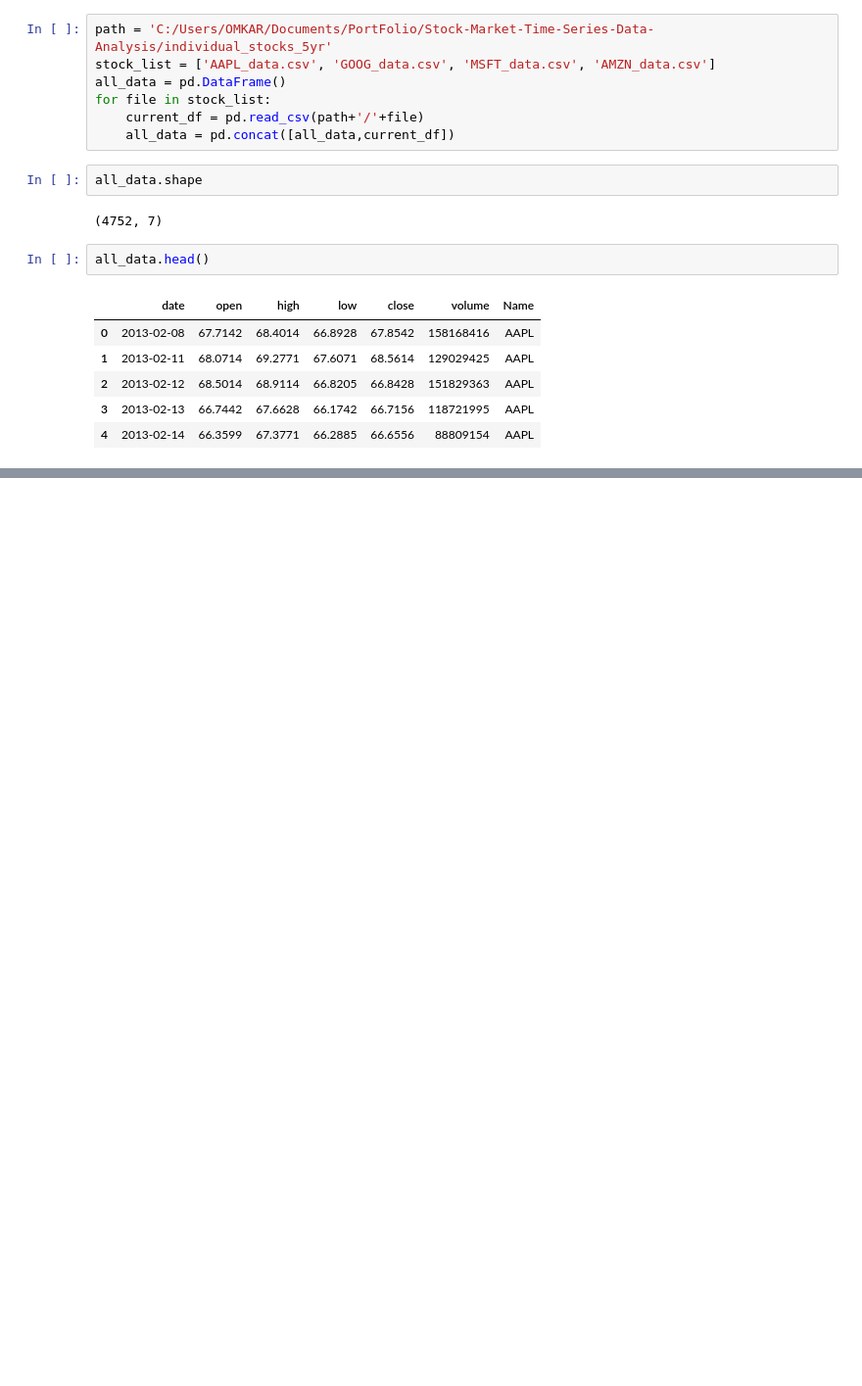
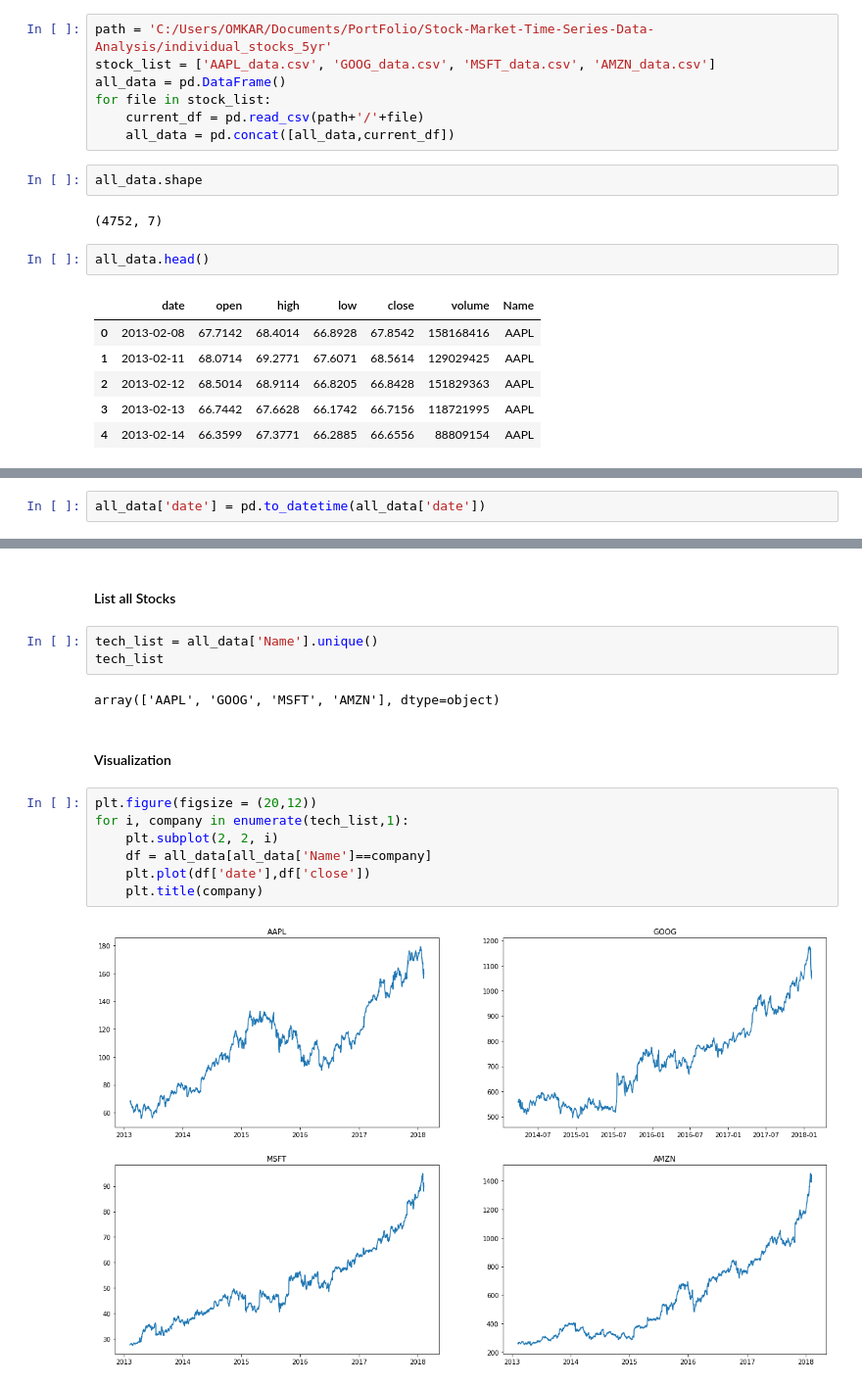
Before and after one commit to Omkar078/Stock-Market-Time-Series-Data-Analysis, a Jupyter notebook: Stock market data analysis.ipynb, the cells around one changed output, grey strips where cells are left out. Shown at 98% size. Saved outputs shown, nothing was run; the diff lists cells and outputs as text; blank space fills up the shorter version.

```diff
--- a/Stock market data analysis.ipynb
+++ b/Stock market data analysis.ipynb
@@ -26,0 +42,2 @@ all_data.head()
+# %%
+all_data['date'] = pd.to_datetime(all_data['date'])
@@ -26,0 +55,18 @@ all_data.head()
+# %% [markdown]
+#### List  all Stocks
+# %%
+tech_list = all_data['Name'].unique()
+tech_list
+# %% [output]
+array(['AAPL', 'GOOG', 'MSFT', 'AMZN'], dtype=object)
+# %% [markdown]
+#### Visualization
+# %%
+plt.figure(figsize = (20,12))
+for i, company in enumerate(tech_list,1):
+    plt.subplot(2, 2, i)
+    df = all_data[all_data['Name']==company]
+    plt.plot(df['date'],df['close'])
+    plt.title(company)
+# %% [output]
+[figure, added]
```
Also changed, not shown: parts of 4 cells of this notebook.
